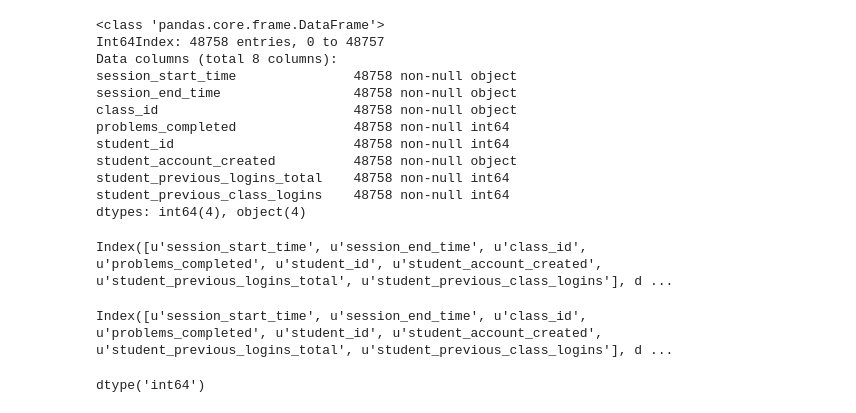
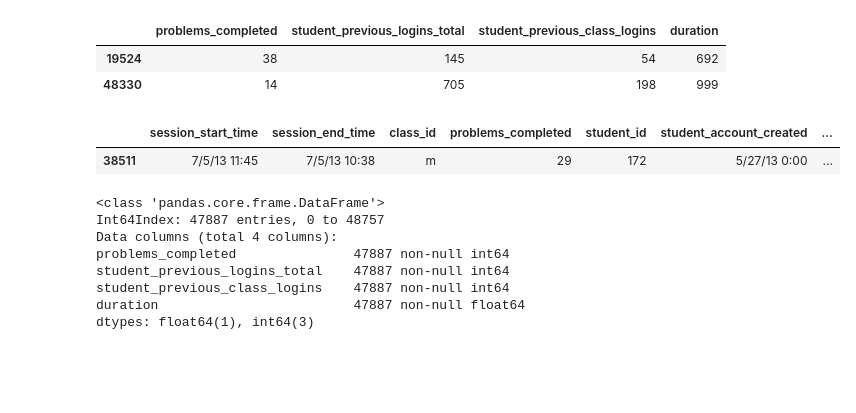
Before and after one commit to mattlichti/gen_assembly, a Jupyter notebook: Homework/HW3/Lab6.ipynb, the cells around one changed output. Cells and saved outputs as stored; diff of their text form; code cells hidden in the pictures; blank space fills up the shorter version.

```diff
--- a/Homework/HW3/Lab6.ipynb
+++ b/Homework/HW3/Lab6.ipynb
@@ -25,0 +39,16 @@ student_logins.head
+# %%
+#There are 2 outliers with duration of more than 11 hours. All other logins less than 4 hours.
+#The students probably forgot they were logged i
+outliers = student_logins[student_logins['duration']>240][variables]
+outliers
+# %% [output]
+|  | problems_completed | student_previous_logins_total | student_previous_class_logins | duration |
+| 19524 | 38 | 145 | 54 | 692 |
+| 48330 | 14 | 705 | 198 | 999 |
+# %%
+#there is also 1 login with a negative duration, maybe a problem with timezones or some sort of error
+huh = student_logins[student_logins['duration']<0]
+huh
+# %% [output]
+|  | session_start_time | session_end_time | class_id | problems_completed | student_id | student_account_created | ... |
+| 38511 | 7/5/13 11:45 | 7/5/13 10:38 | m | 29 | 172 | 5/27/13 0:00 | ... |
@@ -26,27 +58,11 @@ student_logins.head
 # %%
-student_logins.info()
+logins.info()
 # %% [output]
 <class 'pandas.core.frame.DataFrame'>
-Int64Index: 48758 entries, 0 to 48757
-Data columns (total 8 columns):
-session_start_time               48758 non-null object
-session_end_time                 48758 non-null object
-class_id                         48758 non-null object
-problems_completed               48758 non-null int64
-student_id                       48758 non-null int64
-student_account_created          48758 non-null object
-student_previous_logins_total    48758 non-null int64
-student_previous_class_logins    48758 non-null int64
-dtypes: int64(4), object(4)
+Int64Index: 47887 entries, 0 to 48757
+Data columns (total 4 columns):
+problems_completed               47887 non-null int64
+student_previous_logins_total    47887 non-null int64
+student_previous_class_logins    47887 non-null int64
+duration                         47887 non-null float64
+dtypes: float64(1), int64(3)
-# %%
-student_logins.columns
-# %% [output]
-Index([u'session_start_time', u'session_end_time', u'class_id', u'problems_completed', u'student_id', u'student_account_created', u'student_previous_logins_total', u'student_previous_class_logins'], d ...
-# %%
-student_logins.columns
-# %% [output]
-Index([u'session_start_time', u'session_end_time', u'class_id', u'problems_completed', u'student_id', u'student_account_created', u'student_previous_logins_total', u'student_previous_class_logins'], d ...
-# %%
-student_logins['problems_completed'].dtype
-# %% [output]
-dtype('int64')
```
Also changed, not shown: parts of 25 cells of this notebook.
